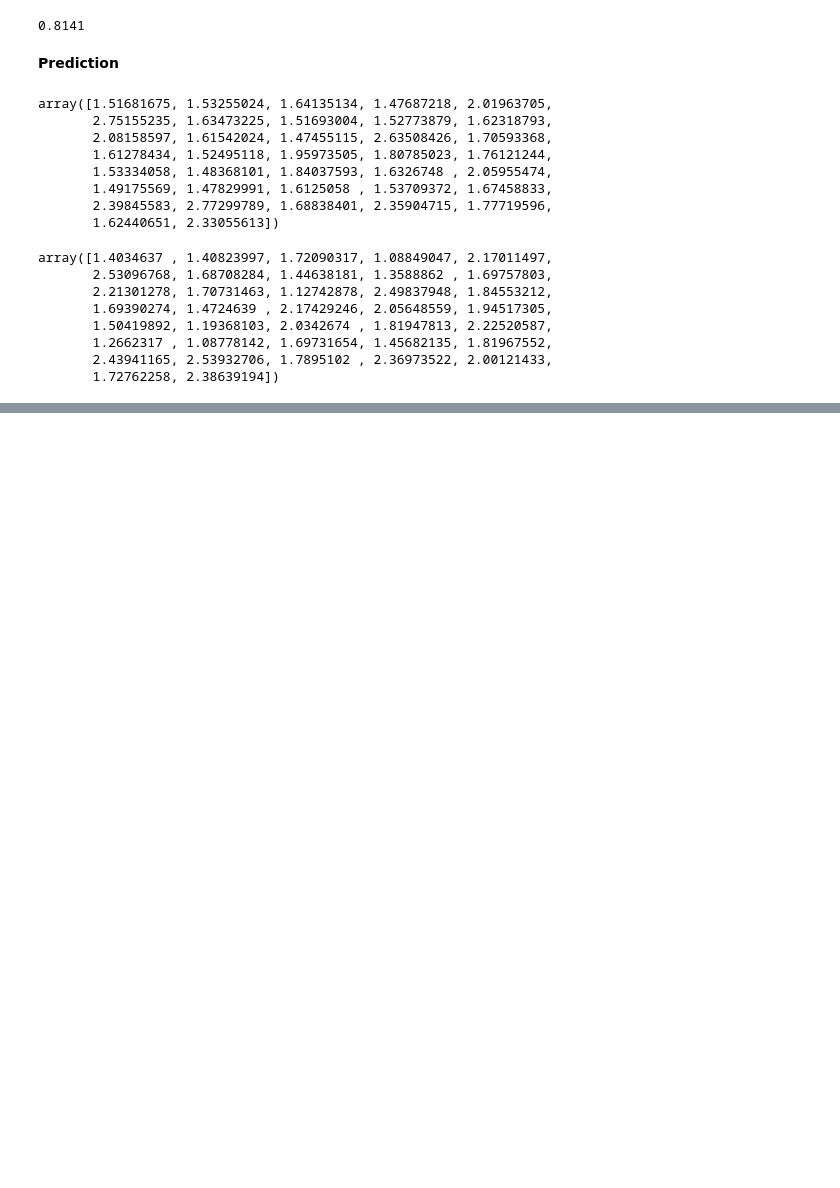
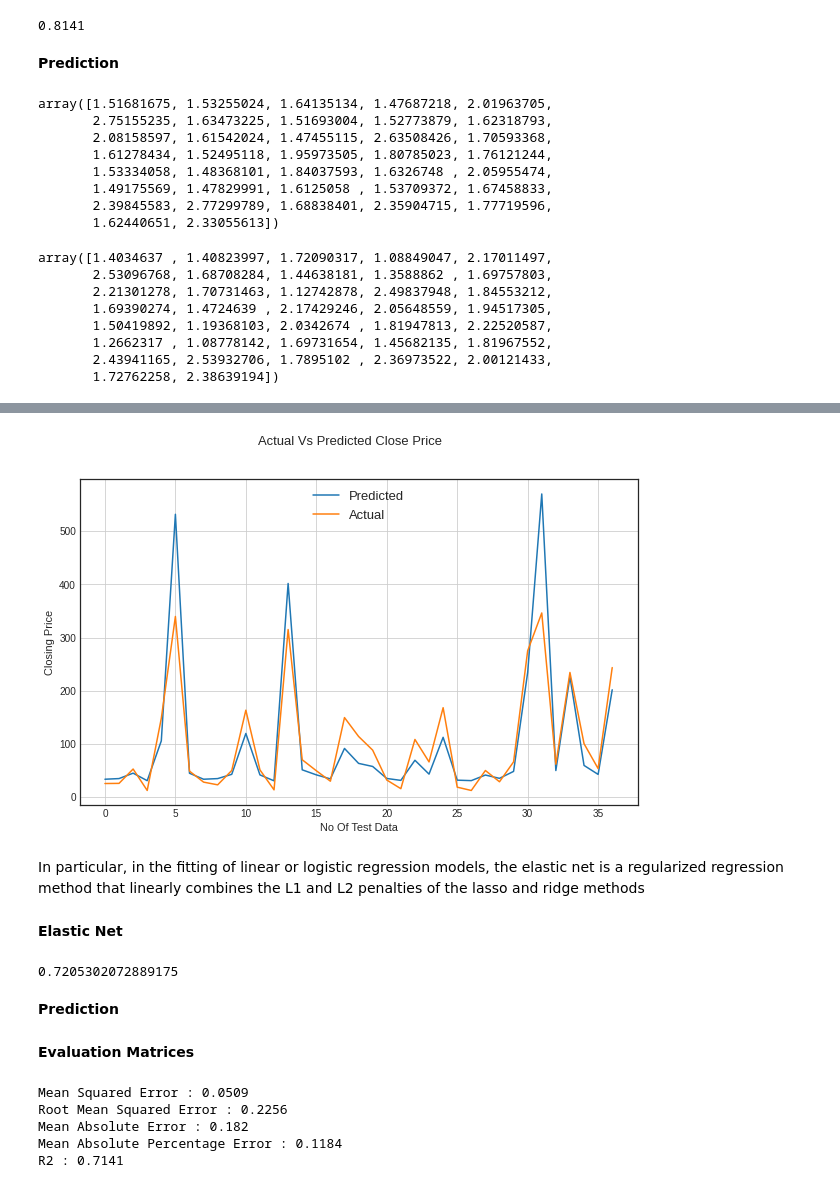
Before and after one commit to dongrepranali/Yes-Bank-Stock-Closing-Price-Prediction, a Jupyter notebook: Yes_Bank_Stock_Closing_Price_Prediction.ipynb, the cells around one changed output, grey strips where cells are left out. Drawn from its saved outputs; the diff is of its cells as text; code cells hidden in the pictures; blank space fills up the shorter version.

```diff
--- a/Yes_Bank_Stock_Closing_Price_Prediction.ipynb
+++ b/Yes_Bank_Stock_Closing_Price_Prediction.ipynb
@@ -730,0 +833,16 @@ array([1.4034637 , 1.40823997, 1.72090317, 1.08849047, 2.17011497,
+# %%
+# Actual Vs Predicted Price after validation
+plt.figure(figsize=(10,6))
+plt.plot(10**(y_pred_ridge1))
+plt.plot(10**(np.array(y_test)))
+plt.suptitle('Actual Vs Predicted Close Price', fontsize = 13)
+plt.legend(['Predicted','Actual'], fontsize = 13)
+plt.xlabel('No Of Test Data', fontsize= 11)
+plt.ylabel('Closing Price', fontsize= 11)
+plt.grid()
+# %% [output]
+[figure, added]
+# %% [markdown]
+In particular, in the fitting of linear or logistic regression models, the elastic net is a regularized regression method that linearly combines the L1 and L2 penalties of the lasso and ridge methods
+# %% [markdown]
+**Elastic Net**
@@ -730,0 +853,7 @@ array([1.4034637 , 1.40823997, 1.72090317, 1.08849047, 2.17011497,
+# %%
+#Accuracy of Elastic Net
+elastic.score(X_train,y_train)
+# %% [output]
+0.7205302072889175
+# %% [markdown]
+**Prediction**
@@ -730,0 +862,15 @@ array([1.4034637 , 1.40823997, 1.72090317, 1.08849047, 2.17011497,
+# %% [markdown]
+**Evaluation Matrices**
+# %%
+# Test Performance of Elastic Net model
+print("Mean Squared Error :",round(mean_squared_error(y_test, y_pred_elastic), 4))
+print("Root Mean Squared Error :",round(math.sqrt(mean_squared_error(y_test, y_pred_elastic)),4))
+print("Mean Absolute Error :",round(mean_absolute_error(y_test, y_pred_elastic),3))
+print("Mean Absolute Percentage Error :",round(mean_absolute_percentage_error(y_test, y_pred_elastic),4))
+print("R2 :",round(r2_score(y_test, y_pred_elastic), 4))
+# %% [output]
+Mean Squared Error : 0.0509
+Root Mean Squared Error : 0.2256
+Mean Absolute Error : 0.182
+Mean Absolute Percentage Error : 0.1184
+R2 : 0.7141
```
Also changed, not shown: parts of 40 cells of this notebook.
